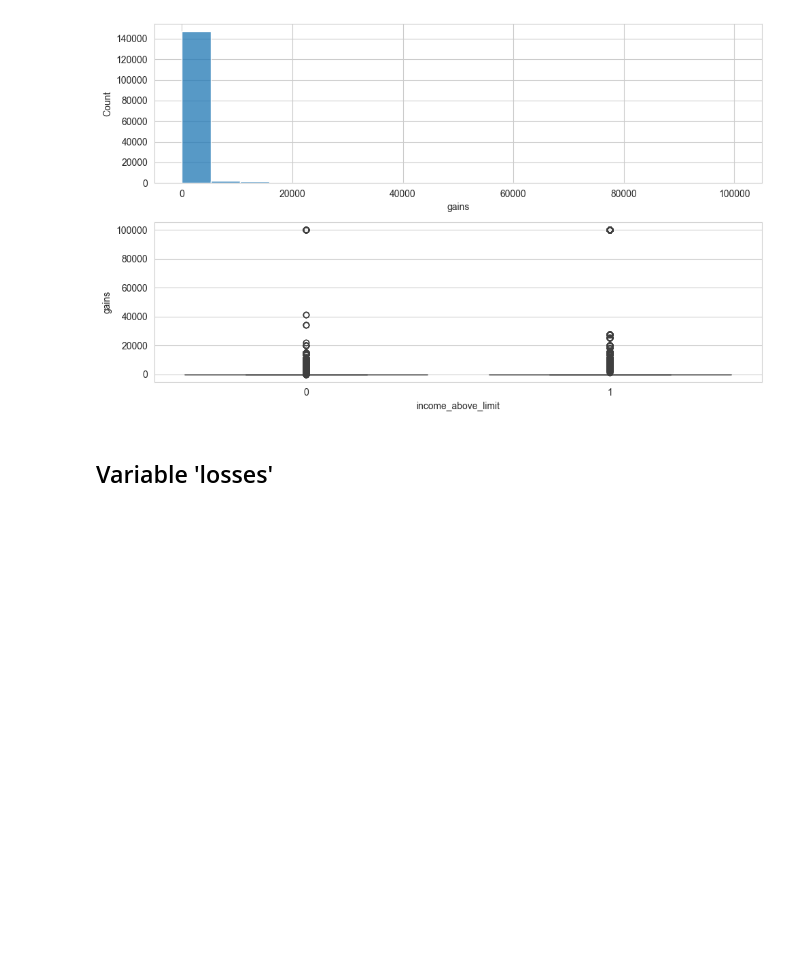
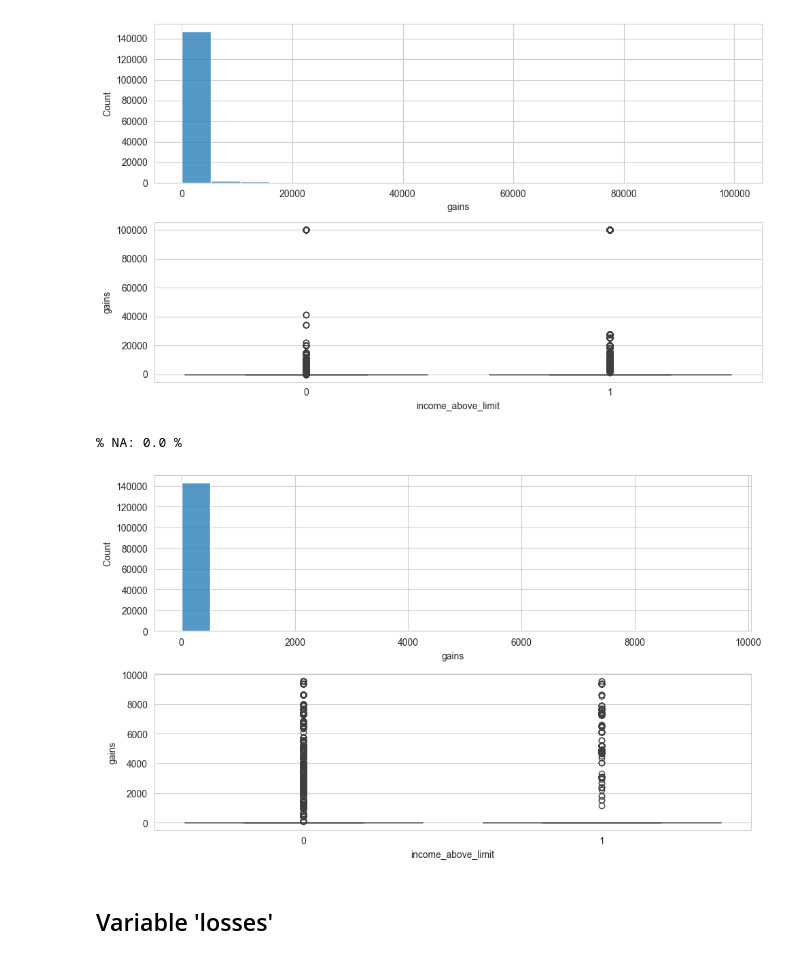
Before and after one commit to hanksnowdon/DataMiningProject, a Jupyter notebook: notebooks/01_EDA.ipynb, the cells around one changed output. Saved outputs shown, nothing was run; the diff lists cells and outputs as text; code cells hidden in the pictures; blank space fills up the shorter version.

```diff
--- a/notebooks/01_EDA.ipynb
+++ b/notebooks/01_EDA.ipynb
@@ -615,6 +651,11 @@ num_eda(data_18,'gains','income_above_limit')
 # %% [output]
 % NA: 0.0 %
 [figure]
+# %%
+num_eda(data_18[data_18.gains<10000],'gains','income_above_limit')
+# %% [output]
+% NA: 0.0 %
+[figure, added]
 # %% [markdown]
 ## Variable 'losses'
 # %%
```
Also changed, not shown: parts of 33 cells of this notebook.
